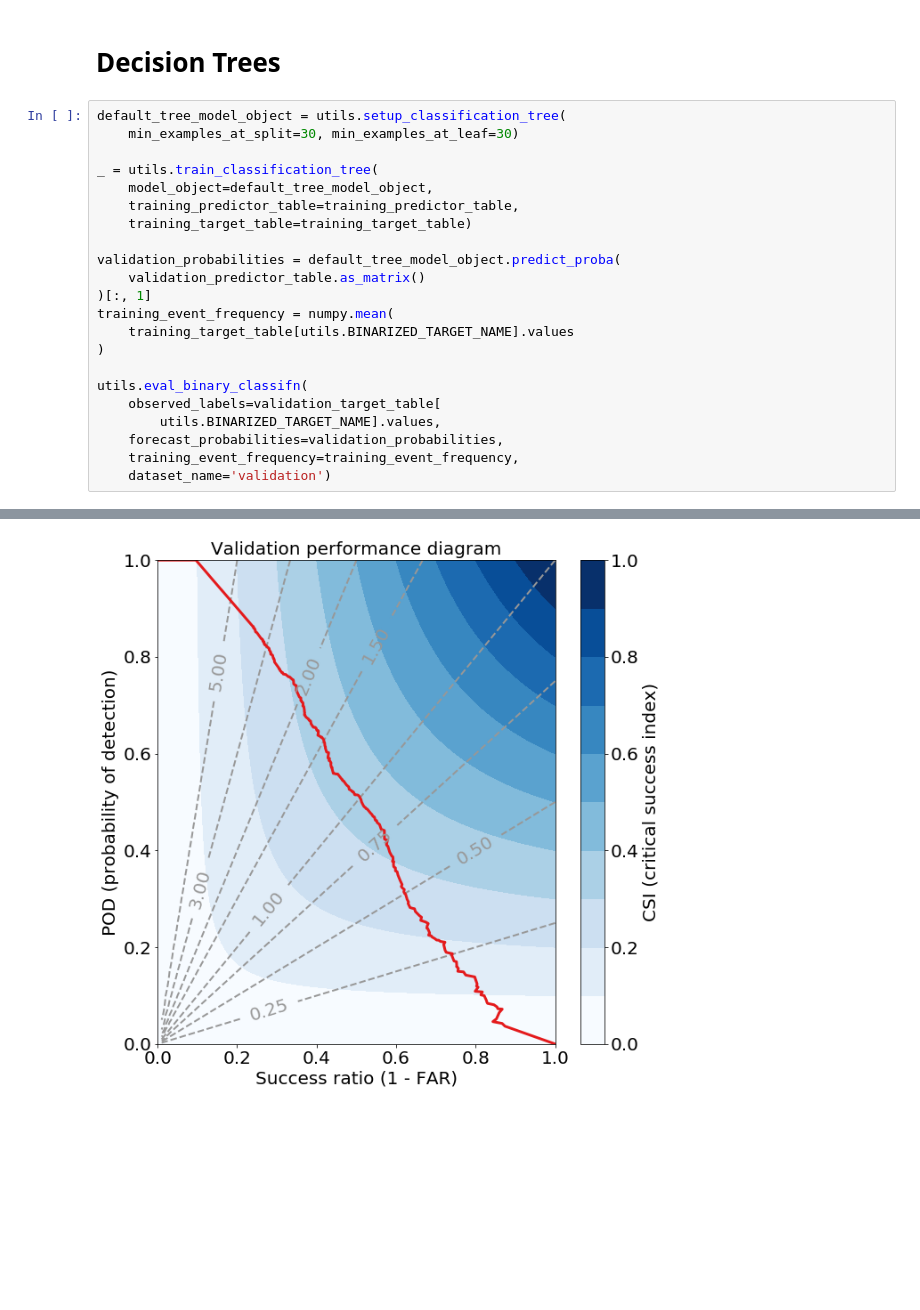
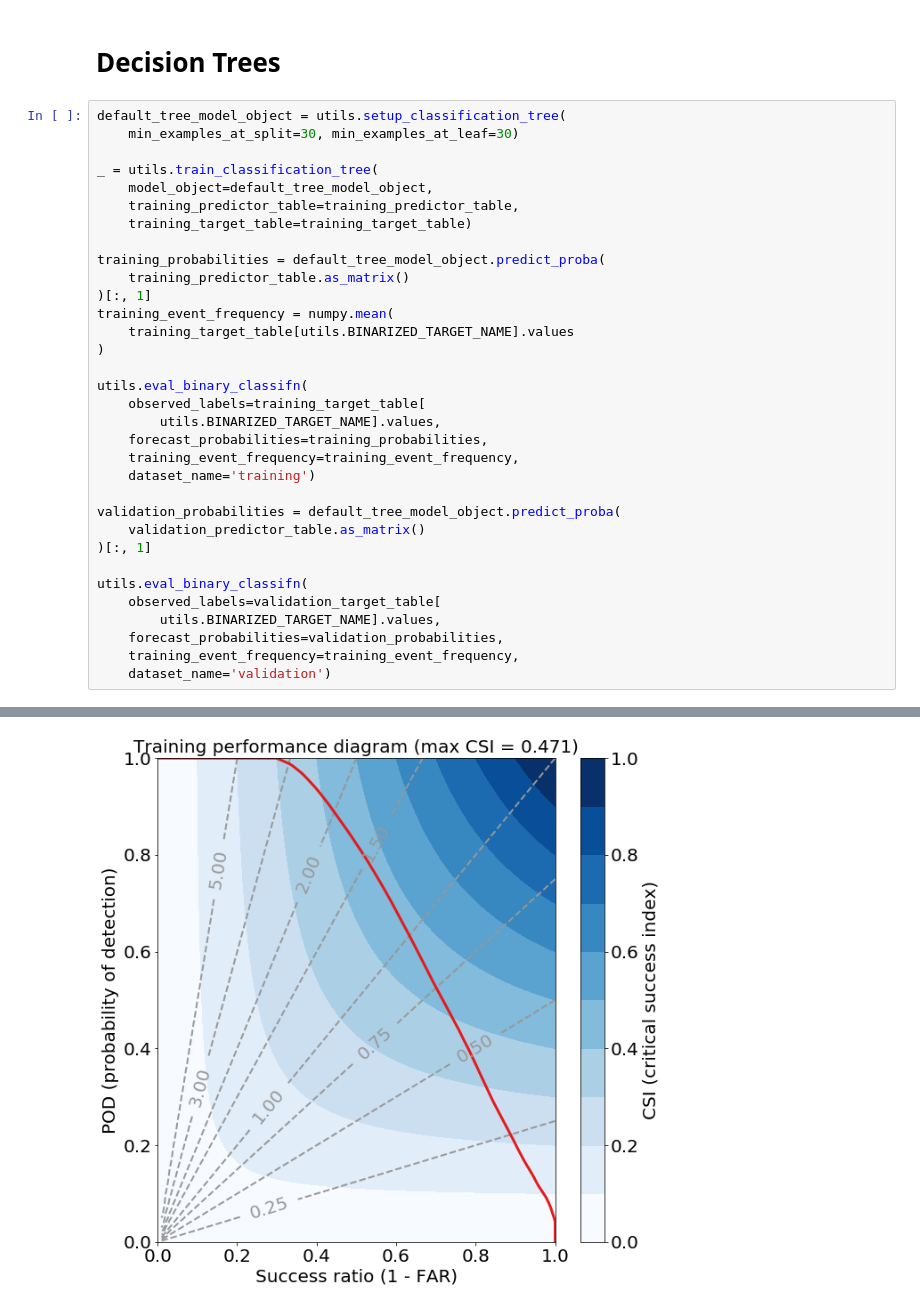
Before and after one commit to djgagne/ams-ml-python-course, a Jupyter notebook: module_2/ML_Short_Course_Module_2_Basic.ipynb, the cells around one changed output, grey strips where cells are left out. Cells and saved outputs as stored; diff of their text form; blank space fills up the shorter version.

```diff
--- a/module_2/ML_Short_Course_Module_2_Basic.ipynb
+++ b/module_2/ML_Short_Course_Module_2_Basic.ipynb
@@ -814,12 +829,23 @@ _ = utils.train_classification_tree(
     training_predictor_table=training_predictor_table,
     training_target_table=training_target_table)
 
-validation_probabilities = default_tree_model_object.predict_proba(
-    validation_predictor_table.as_matrix()
+training_probabilities = default_tree_model_object.predict_proba(
+    training_predictor_table.as_matrix()
 )[:, 1]
 training_event_frequency = numpy.mean(
     training_target_table[utils.BINARIZED_TARGET_NAME].values
 )
+
+utils.eval_binary_classifn(
+    observed_labels=training_target_table[
+        utils.BINARIZED_TARGET_NAME].values,
+    forecast_probabilities=training_probabilities,
+    training_event_frequency=training_event_frequency,
+    dataset_name='training')
+
+validation_probabilities = default_tree_model_object.predict_proba(
+    validation_predictor_table.as_matrix()
+)[:, 1]
 
 utils.eval_binary_classifn(
     observed_labels=validation_target_table[
@@ -833 +864 @@ utils.eval_binary_classifn(
-[figure, old version]
+[figure, new version]
```
Also changed, not shown: parts of 18 cells of this notebook, 2 other files.
